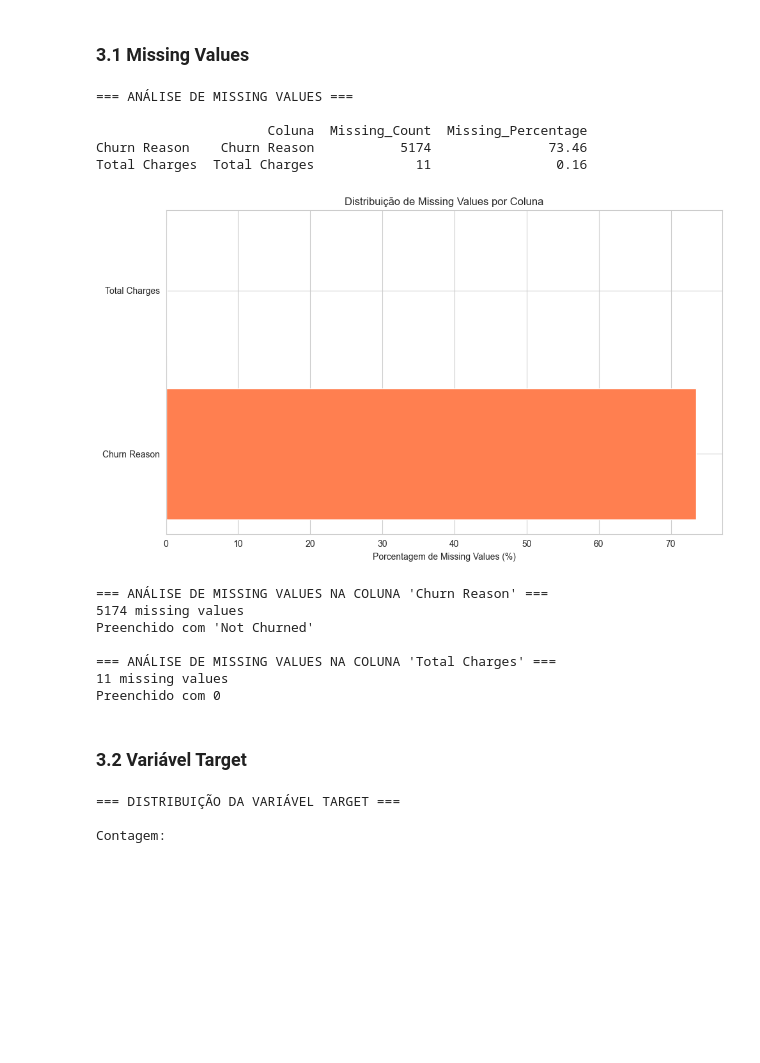
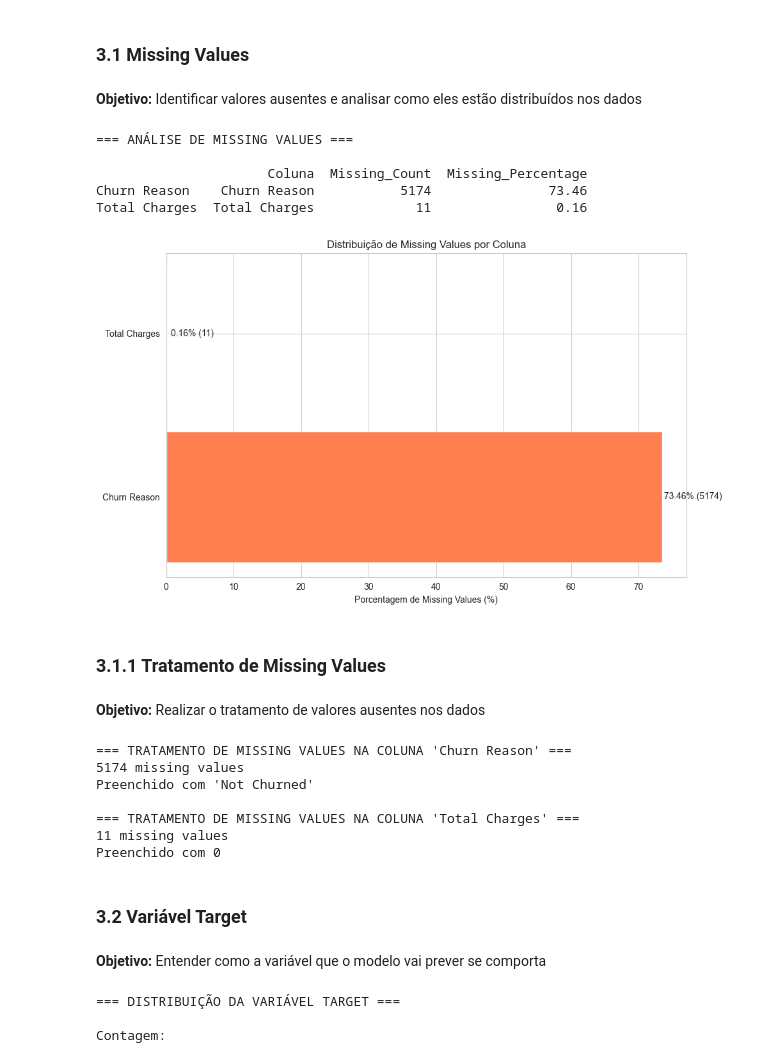
Before and after one commit to fiap-postech-ml-engineering/ml-churn-prediction, a Jupyter notebook: notebooks/01_eda_feature_engineering.ipynb, the cells around one changed output. Saved outputs shown, nothing was run; the diff lists cells and outputs as text; code cells hidden in the pictures; blank space fills up the shorter version.

Commit message:
feat: ajustando analise exploratoria com objetivos

```diff
--- a/notebooks/01_eda_feature_engineering.ipynb
+++ b/notebooks/01_eda_feature_engineering.ipynb
@@ -146,59 +146,73 @@ None
 ## 3. Análise Exploratória =========================
 # %% [markdown]
 ### 3.1 Missing Values
+# %% [markdown]
+**Objetivo:** Identificar valores ausentes e analisar como eles estão distribuídos nos dados
 # %%
 # Análise de valores ausentes
 print("=== ANÁLISE DE MISSING VALUES ===\n")
 
 missing_values = pd.DataFrame({
     'Coluna': df.columns,
     'Missing_Count': df.isnull().sum(),
     'Missing_Percentage': (df.isnull().sum() / len(df) * 100).round(2)
 })
 
 missing_values = missing_values[missing_values['Missing_Count'] > 0].sort_values(
     by='Missing_Percentage', ascending=False
 )
 
 if len(missing_values) > 0:
     print(missing_values)
 
     # Visualizar missing values
     plt.figure(figsize=(10, 6))
     plt.barh(missing_values['Coluna'], missing_values['Missing_Percentage'], color='coral')
     plt.xlabel('Porcentagem de Missing Values (%)')
     plt.title('Distribuição de Missing Values por Coluna')
+
+    #Adiciona os valores nas barras
+    for i, (pct, cnt) in enumerate(zip(missing_values['Missing_Percentage'], missing_values['Missing_Count'])):
+        offset = 0.5 if pct < 1 else 0.3
+        plt.text(pct + offset, i, f"{pct}% ({cnt})", va='center')
+
     plt.tight_layout()
     plt.show()
 else:
     print("Nenhum missing value detectado!")
 # %% [output]
 === ANÁLISE DE MISSING VALUES ===
 
                       Coluna  Missing_Count  Missing_Percentage
 Churn Reason    Churn Reason           5174               73.46
 Total Charges  Total Charges             11                0.16
-[figure, old version]
+[figure, new version]
+# %% [markdown]
+### 3.1.1 Tratamento de Missing Values
+# %% [markdown]
+**Objetivo:** Realizar o tratamento de valores ausentes nos dados
 # %%
-print("=== ANÁLISE DE MISSING VALUES NA COLUNA 'Churn Reason' ===")
+print("=== TRATAMENTO DE MISSING VALUES NA COLUNA 'Churn Reason' ===")
 print(df["Churn Reason"].isnull().sum(), "missing values")
 df['Churn Reason'].fillna('Not churned', inplace=True)
 print("Preenchido com 'Not Churned'")
 
-print("\n=== ANÁLISE DE MISSING VALUES NA COLUNA 'Total Charges' ===")
+print("\n=== TRATAMENTO DE MISSING VALUES NA COLUNA 'Total Charges' ===")
 print(df["Total Charges"].isnull().sum(), "missing values")
 df['Total Charges'].fillna(0, inplace=True)
 print("Preenchido com 0")
 # %% [output]
-=== ANÁLISE DE MISSING VALUES NA COLUNA 'Churn Reason' ===
+=== TRATAMENTO DE MISSING VALUES NA COLUNA 'Churn Reason' ===
 5174 missing values
 Preenchido com 'Not Churned'
 
-=== ANÁLISE DE MISSING VALUES NA COLUNA 'Total Charges' ===
+=== TRATAMENTO DE MISSING VALUES NA COLUNA 'Total Charges' ===
 11 missing values
 Preenchido com 0
 # %% [markdown]
 ### 3.2 Variável Target
+# %% [markdown]
+**Objetivo:** Entender como a variável que o modelo vai prever se comporta
 # %%
 print("=== DISTRIBUIÇÃO DA VARIÁVEL TARGET ===\n")
 target_counts = df['target'].value_counts()
```
Also changed, not shown: parts of 7 cells of this notebook.
